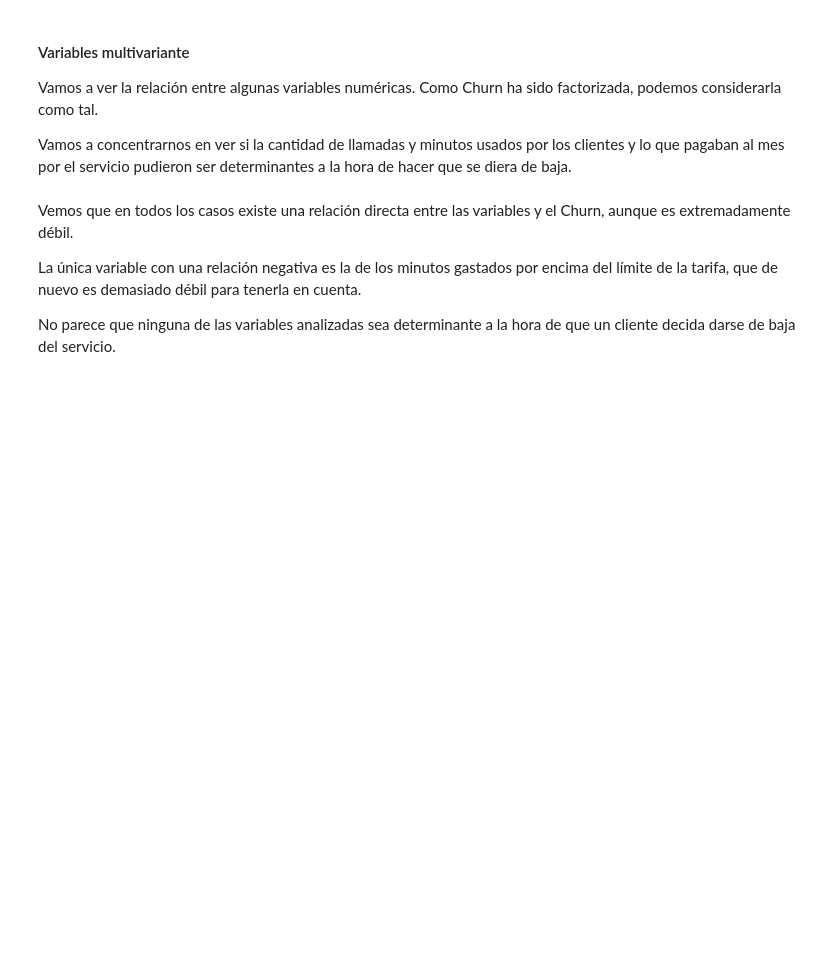
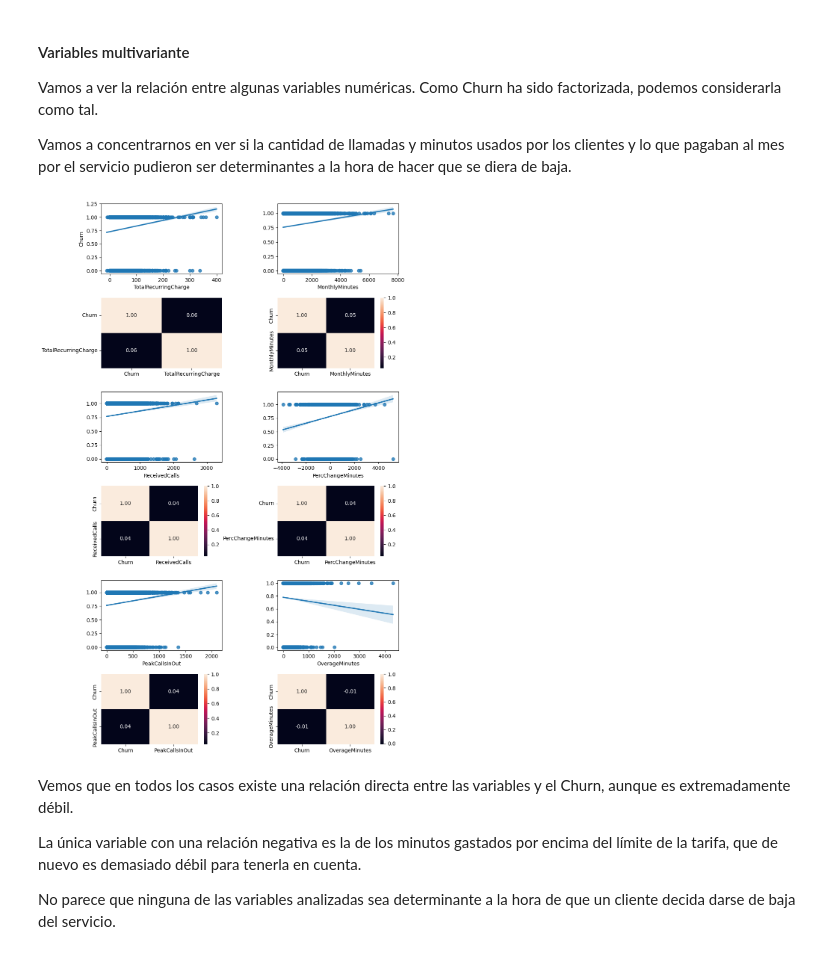
Before and after one commit to 4GeeksAcademy/ProyectoFinalDS_Churn_Pablo_Sahid, a Jupyter notebook: src/explore.ipynb, the cells around one changed output. Cells and saved outputs as stored; diff of their text form; code cells hidden in the pictures; blank space fills up the shorter version.

```diff
--- a/src/explore.ipynb
+++ b/src/explore.ipynb
@@ -669,32 +738,34 @@ Vamos a ver la relación entre algunas variables numéricas. Como Churn ha sido
 
 Vamos a concentrarnos en ver si la cantidad de llamadas y minutos usados por los clientes y lo que pagaban al mes por el servicio pudieron ser determinantes a la hora de hacer que se diera de baja.
 # %%
-# fig, axis = plt.subplots(6, 2, figsize = (10, 15))
+fig, axis = plt.subplots(6, 2, figsize = (10, 15))
 
-# # Crear un diagrama de dispersión múltiple
-# sns.regplot(ax = axis[0, 0], data = df2, x = "TotalRecurringCharge", y = "Churn")
-# sns.heatmap(df2[["Churn", "TotalRecurringCharge"]].corr(), annot = True, fmt = ".2f", ax = axis[1, 0], cbar = False)
+# Crear un diagrama de dispersión múltiple
+sns.regplot(ax = axis[0, 0], data = df2, x = "TotalRecurringCharge", y = "Churn")
+sns.heatmap(df2[["Churn", "TotalRecurringCharge"]].corr(), annot = True, fmt = ".2f", ax = axis[1, 0], cbar = False)
 
-# sns.regplot(ax = axis[0, 1], data = df2, x = "MonthlyMinutes", y = "Churn").set(ylabel=None)
-# sns.heatmap(df2[["Churn", "MonthlyMinutes"]].corr(), annot = True, fmt = ".2f", ax = axis[1, 1])
+sns.regplot(ax = axis[0, 1], data = df2, x = "MonthlyMinutes", y = "Churn").set(ylabel=None)
+sns.heatmap(df2[["Churn", "MonthlyMinutes"]].corr(), annot = True, fmt = ".2f", ax = axis[1, 1])
 
-# sns.regplot(ax = axis[2, 0], data = df2, x = "ReceivedCalls", y = "Churn").set(ylabel=None)
-# sns.heatmap(df2[["Churn", "ReceivedCalls"]].corr(), annot = True, fmt = ".2f", ax = axis[3, 0])
+sns.regplot(ax = axis[2, 0], data = df2, x = "ReceivedCalls", y = "Churn").set(ylabel=None)
+sns.heatmap(df2[["Churn", "ReceivedCalls"]].corr(), annot = True, fmt = ".2f", ax = axis[3, 0])
 
-# sns.regplot(ax = axis[2, 1], data = df2, x = "PercChangeMinutes", y = "Churn").set(ylabel=None)
-# sns.heatmap(df2[["Churn", "PercChangeMinutes"]].corr(), annot = True, fmt = ".2f", ax = axis[3, 1])
+sns.regplot(ax = axis[2, 1], data = df2, x = "PercChangeMinutes", y = "Churn").set(ylabel=None)
+sns.heatmap(df2[["Churn", "PercChangeMinutes"]].corr(), annot = True, fmt = ".2f", ax = axis[3, 1])
 
-# sns.regplot(ax = axis[4, 0], data = df2, x = "PeakCallsInOut", y = "Churn").set(ylabel=None)
-# sns.heatmap(df2[["Churn", "PeakCallsInOut"]].corr(), annot = True, fmt = ".2f", ax = axis[5, 0])
+sns.regplot(ax = axis[4, 0], data = df2, x = "PeakCallsInOut", y = "Churn").set(ylabel=None)
+sns.heatmap(df2[["Churn", "PeakCallsInOut"]].corr(), annot = True, fmt = ".2f", ax = axis[5, 0])
 
-# sns.regplot(ax = axis[4, 1], data = df2, x = "OverageMinutes", y = "Churn").set(ylabel=None)
-# sns.heatmap(df2[["Churn", "OverageMinutes"]].corr(), annot = True, fmt = ".2f", ax = axis[5, 1])
+sns.regplot(ax = axis[4, 1], data = df2, x = "OverageMinutes", y = "Churn").set(ylabel=None)
+sns.heatmap(df2[["Churn", "OverageMinutes"]].corr(), annot = True, fmt = ".2f", ax = axis[5, 1])
 
-# # Ajustar el layout
-# plt.tight_layout()
+# Ajustar el layout
+plt.tight_layout()
 
-# # Mostrar el plot
-# plt.show()
+# Mostrar el plot
+plt.show()
+# %% [output]
+[figure, added]
 # %% [markdown]
 Vemos que en todos los casos existe una relación directa entre las variables y el Churn, aunque es extremadamente débil.
 
```
Also changed, not shown: parts of 50 cells of this notebook, 25 other files.
